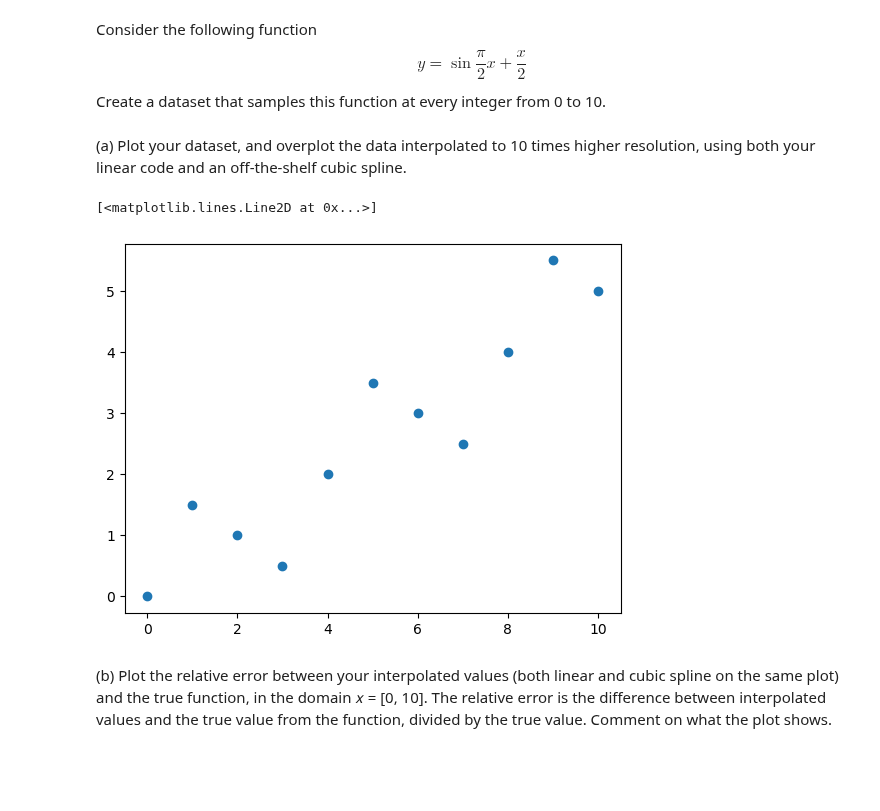
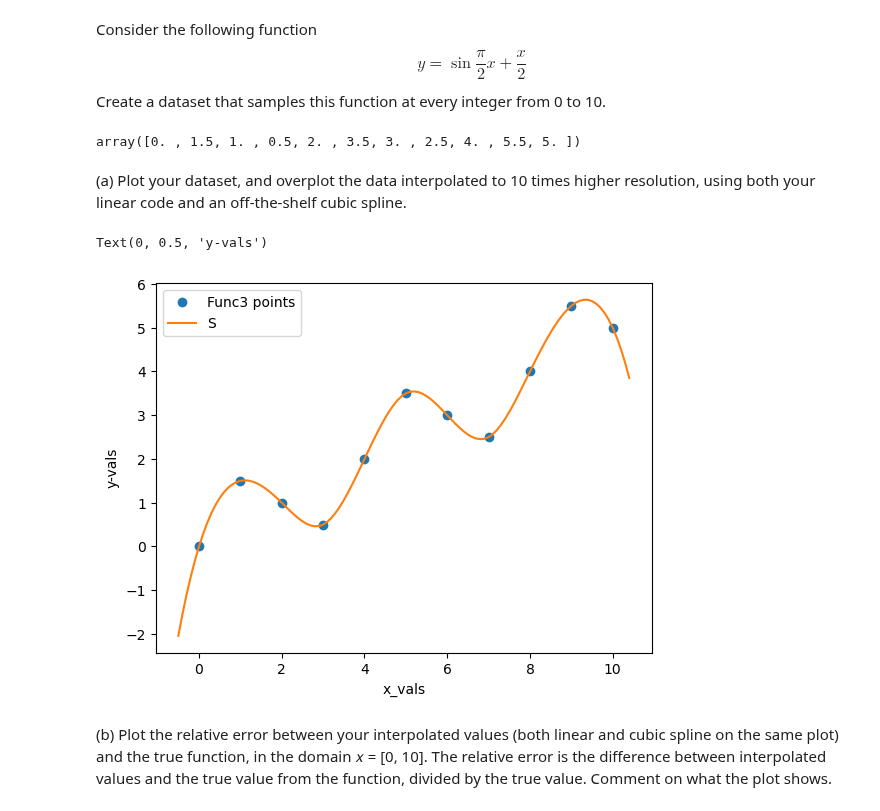
Before and after one commit to kparrine/Computational_Astro, a Jupyter notebook: C1/C1.ipynb, the cells around one changed output. Cells and saved outputs as stored; diff of their text form; code cells hidden in the pictures; blank space fills up the shorter version.

```diff
--- a/C1/C1.ipynb
+++ b/C1/C1.ipynb
@@ -69,14 +69,25 @@ def func3(x):
 # %%
 nums = np.array([0,1,2,3,4,5,6,7,8,9,10])
 func_nums = func3(nums)
+func_nums
+# %% [output]
+array([0. , 1.5, 1. , 0.5, 2. , 3.5, 3. , 2.5, 4. , 5.5, 5. ])
 # %% [markdown]
 (a) Plot your dataset, and overplot the data interpolated to 10 times higher resolution,
 using both your linear code and an off-the-shelf cubic spline.
+# %%
+cs = CubicSpline(nums, func_nums) #scipy cubic spline for given data
+xs = np.arange(-0.5, 10.5, 0.1) #x-vals for plotting purposes only
 # %%
-plt.plot(nums,func_nums,"o")
+plt.plot(nums,func_nums,"o",label="Func3 points")
+plt.plot(xs, cs(xs), label="S")
+#plt.plot(,label = "Linear S")
+plt.legend()
+plt.xlabel("x_vals")
+plt.ylabel("y-vals")
 # %% [output]
-[<matplotlib.lines.Line2D at 0x...>]
+Text(0, 0.5, 'y-vals')
-[figure, old version]
+[figure, new version]
 # %% [markdown]
 (b) Plot the relative error between your interpolated values (both linear and cubic
 spline on the same plot) and the true function, in the domain 𝑥 = [0, 10]. The relative
```
